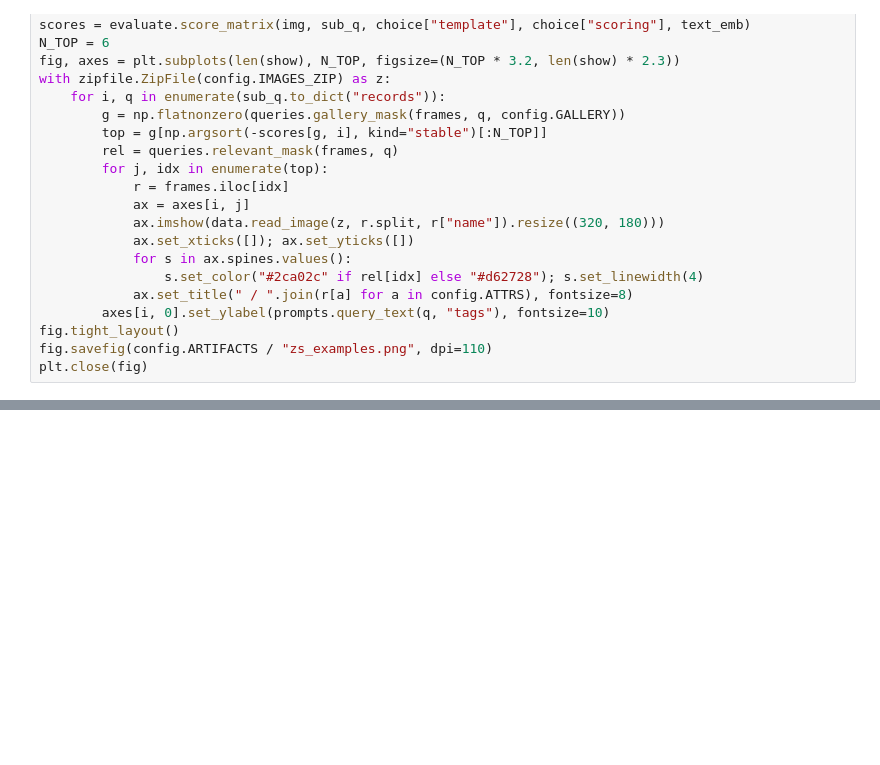
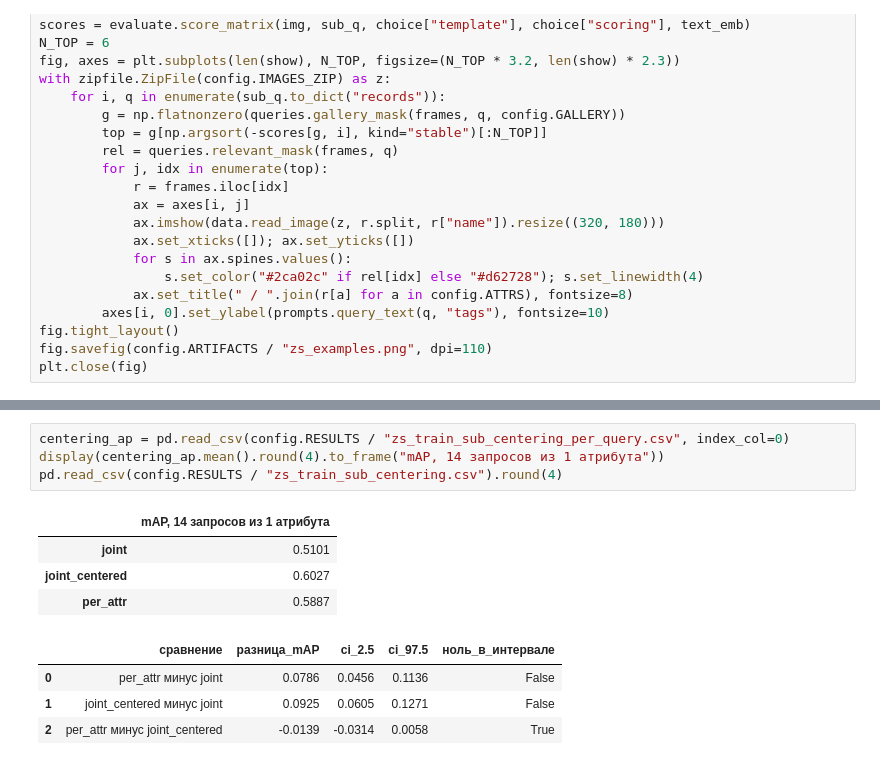
Before and after one commit to artyombelyaev/road-frame-search, a Jupyter notebook: notebooks/03_zero_shot.ipynb, the cells around one changed output, grey strips where cells are left out. Cells and saved outputs as stored; diff of their text form; blank space fills up the shorter version.

```diff
--- a/notebooks/03_zero_shot.ipynb
+++ b/notebooks/03_zero_shot.ipynb
@@ -204,0 +219,13 @@ plt.close(fig)
+# %%
+centering_ap = pd.read_csv(config.RESULTS / "zs_train_sub_centering_per_query.csv", index_col=0)
+display(centering_ap.mean().round(4).to_frame("mAP, 14 запросов из 1 атрибута"))
+pd.read_csv(config.RESULTS / "zs_train_sub_centering.csv").round(4)
+# %% [output]
+|  | mAP, 14 запросов из 1 атрибута |
+| joint | 0.5101 |
+| joint_centered | 0.6027 |
+| per_attr | 0.5887 |
+|  | сравнение | разница_mAP | ci_2.5 | ci_97.5 | ноль_в_интервале |
+| 0 | per_attr минус joint | 0.0786 | 0.0456 | 0.1136 | False |
+| 1 | joint_centered минус joint | 0.0925 | 0.0605 | 0.1271 | False |
+| 2 | per_attr минус joint_centered | -0.0139 | -0.0314 | 0.0058 | True |
```
Also changed, not shown: parts of 8 cells of this notebook, 14 other files.
